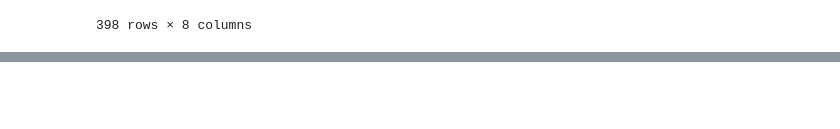
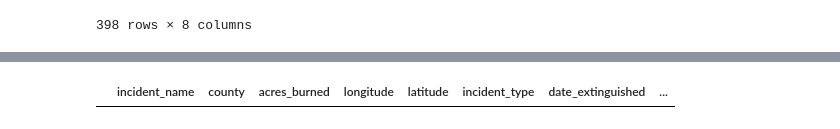
Before and after one commit to kehull/Project-2, a Jupyter notebook: Project_2.ipynb, the cells around one changed output, grey strips where cells are left out. Drawn from its saved outputs; the diff is of its cells as text; code cells hidden in the pictures; blank space fills up the shorter version.

```diff
--- a/Project_2.ipynb
+++ b/Project_2.ipynb
@@ -103,3 +95,5 @@ engine.table_names()
 # %%
 #Confirm data has been added by querying the customer_name table
-pd.read_sql_query('select * from fire_db', con=engine).head()
+pd.read_sql_query('select * from clean_data_df', con=engine).head()
+# %% [output]
+|  | incident_name | county | acres_burned | longitude | latitude | incident_type | date_extinguished | ... |
```
Also changed, not shown: parts of 2 cells of this notebook, 1 other file.
